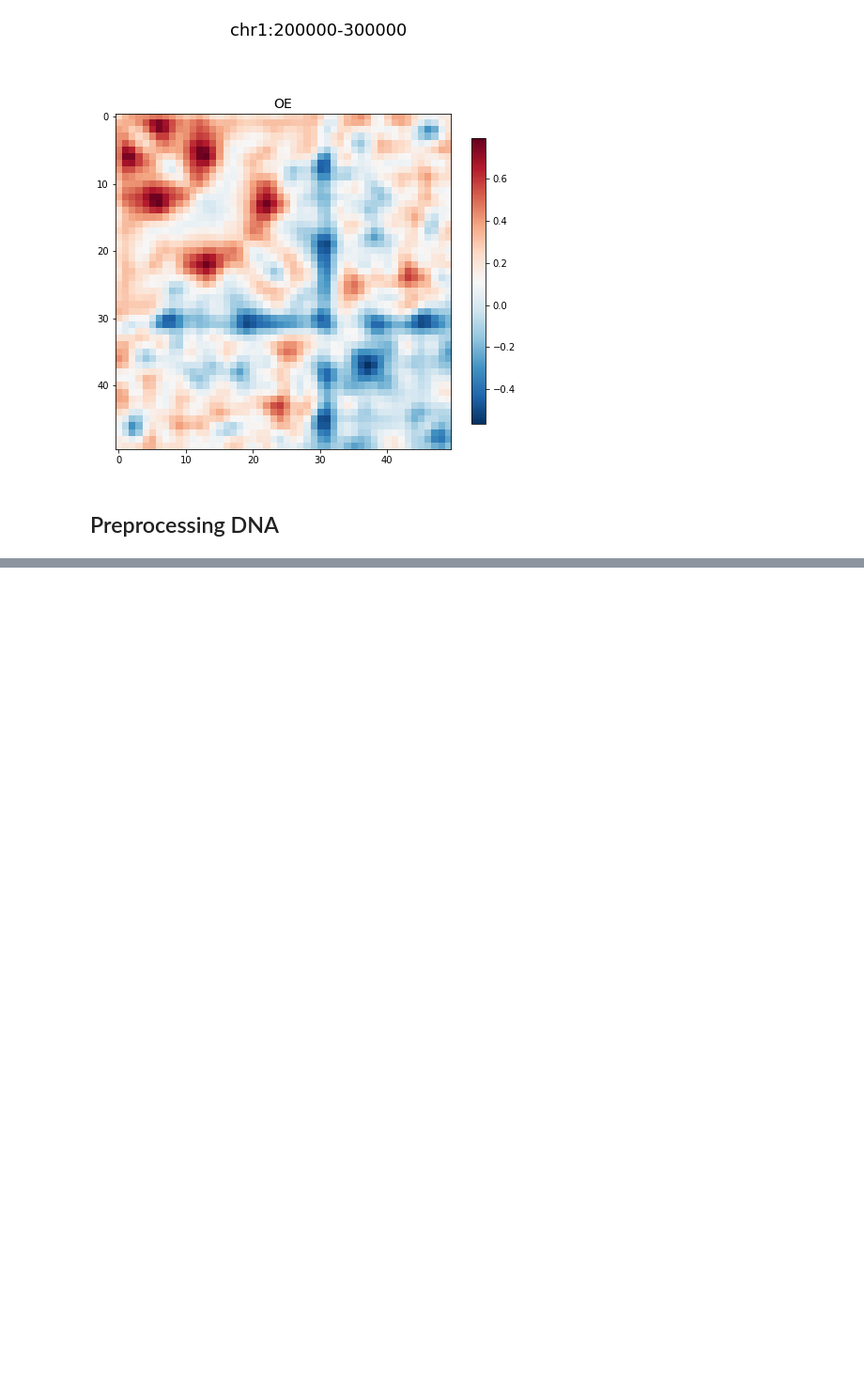
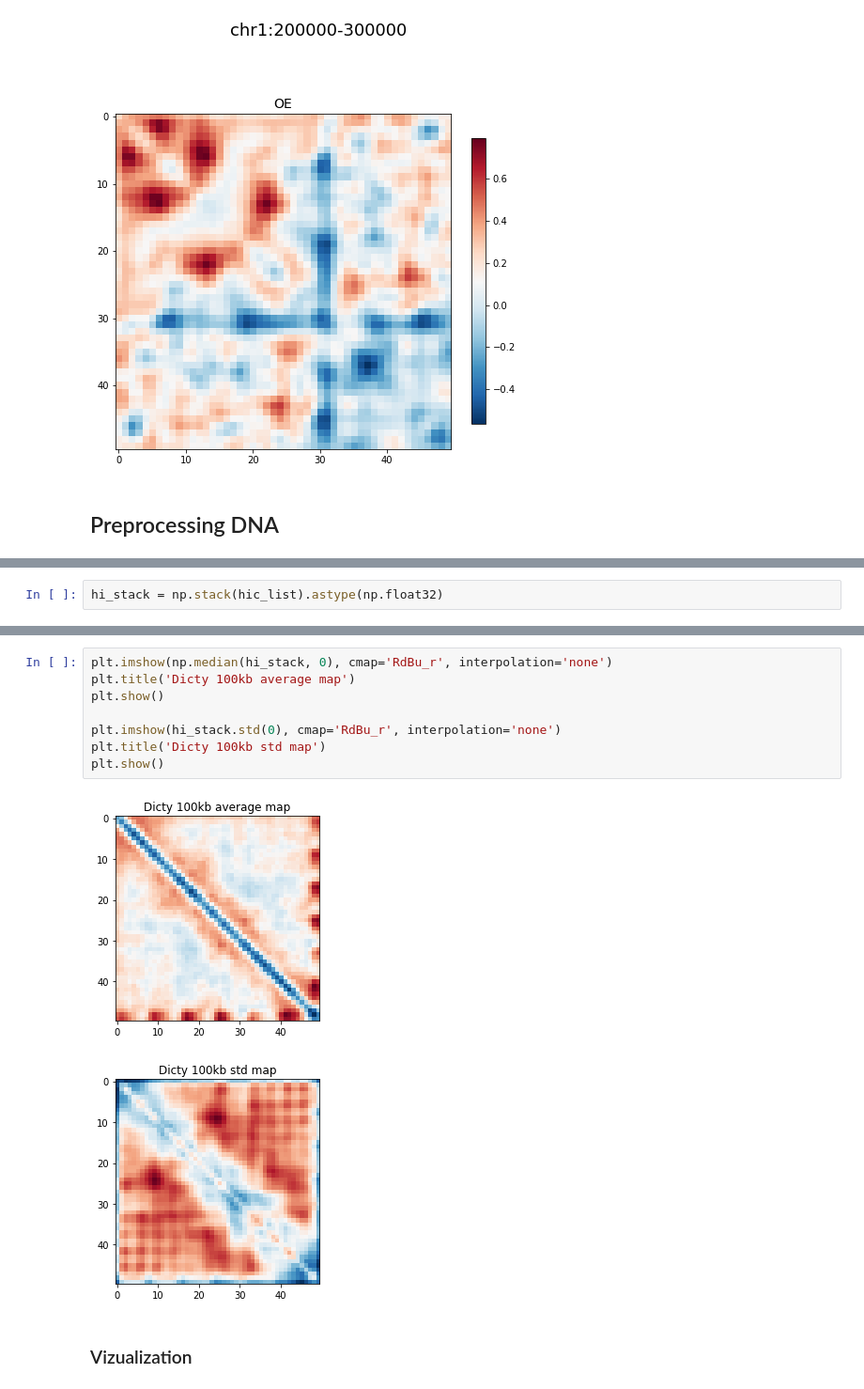
Before and after one commit to shappiron/DeepDicty, a Jupyter notebook: data.ipynb, the cells around one changed output, grey strips where cells are left out. Shown at 94% size. Saved outputs shown, nothing was run; the diff lists cells and outputs as text; blank space fills up the shorter version.

```diff
--- a/data.ipynb
+++ b/data.ipynb
@@ -233,0 +342,2 @@ Name: length, dtype: int32
+# %%
+hi_stack = np.stack(hic_list).astype(np.float32)
@@ -233,0 +355,13 @@ Name: length, dtype: int32
+# %%
+plt.imshow(np.median(hi_stack, 0), cmap='RdBu_r', interpolation='none')
+plt.title('Dicty 100kb average map')
+plt.show()
+
+plt.imshow(hi_stack.std(0), cmap='RdBu_r', interpolation='none')
+plt.title('Dicty 100kb std map')
+plt.show()
+# %% [output]
+[figure, added]
+[figure, added]
+# %% [markdown]
+### Vizualization
```
Also changed, not shown: parts of 13 cells of this notebook.
